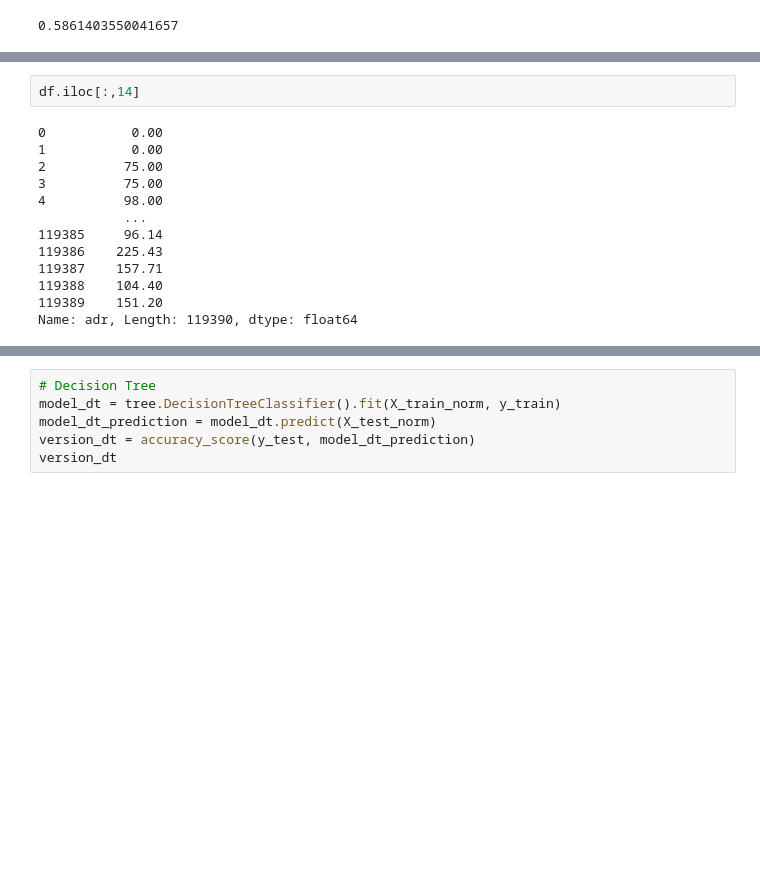
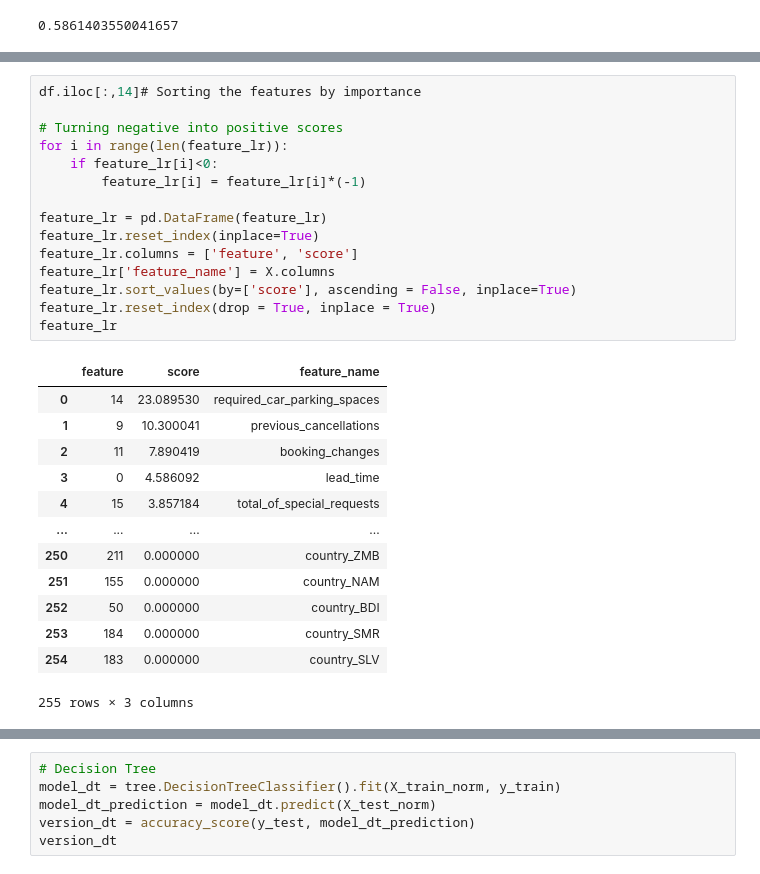
Before and after one commit to DJ1070/Hotel_Bookings, a Jupyter notebook: Hotel_Cancellation_Prediction-Dummy_Normalization.ipynb, the cells around one changed output, grey strips where cells are left out. Cells and saved outputs as stored; diff of their text form; blank space fills up the shorter version.

```diff
--- a/Hotel_Cancellation_Prediction-Dummy_Normalization.ipynb
+++ b/Hotel_Cancellation_Prediction-Dummy_Normalization.ipynb
@@ -180,18 +183,32 @@ Feature: 252, Score: -0.67396
 Feature: 253, Score: 0.49634
 Feature: 254, Score: -0.17083
 [figure]
-# %%
-df.iloc[:,14]
-# %% [output]
-0           0.00
-1           0.00
-2          75.00
-3          75.00
-4          98.00
-           ...
-119385     96.14
-119386    225.43
-119387    157.71
-119388    104.40
-119389    151.20
-Name: adr, Length: 119390, dtype: float64
+# %%
+df.iloc[:,14]# Sorting the features by importance
+
+# Turning negative into positive scores
+for i in range(len(feature_lr)):
+    if feature_lr[i]<0:
+        feature_lr[i] = feature_lr[i]*(-1)
+
+feature_lr = pd.DataFrame(feature_lr)
+feature_lr.reset_index(inplace=True)
+feature_lr.columns = ['feature', 'score']
+feature_lr['feature_name'] = X.columns
+feature_lr.sort_values(by=['score'], ascending = False, inplace=True)
+feature_lr.reset_index(drop = True, inplace = True)
+feature_lr
+# %% [output]
+|  | feature | score | feature_name |
+| 0 | 14 | 23.089530 | required_car_parking_spaces |
+| 1 | 9 | 10.300041 | previous_cancellations |
+| 2 | 11 | 7.890419 | booking_changes |
+| 3 | 0 | 4.586092 | lead_time |
+| 4 | 15 | 3.857184 | total_of_special_requests |
+| ... | ... | ... | ... |
+| 250 | 211 | 0.000000 | country_ZMB |
+| 251 | 155 | 0.000000 | country_NAM |
+| 252 | 50 | 0.000000 | country_BDI |
+| 253 | 184 | 0.000000 | country_SMR |
+| 254 | 183 | 0.000000 | country_SLV |
+255 rows × 3 columns
```
Also changed, not shown: parts of 19 cells of this notebook, 1 other file.
